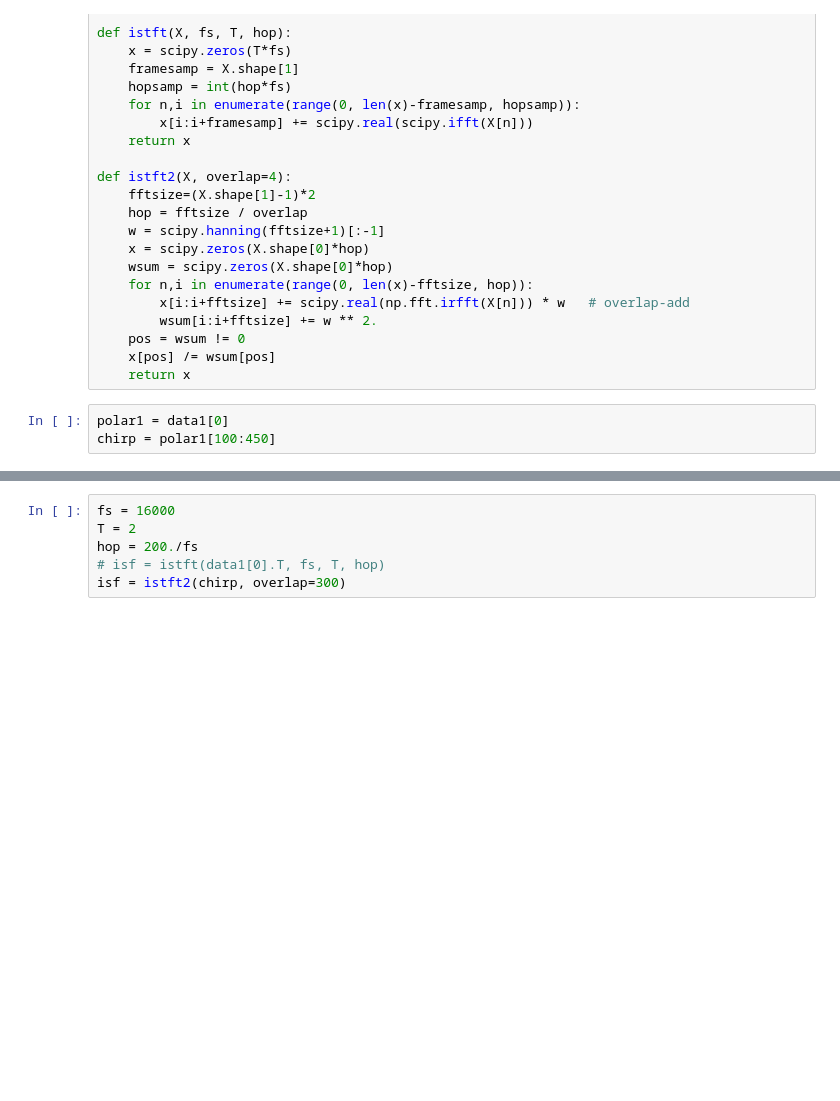
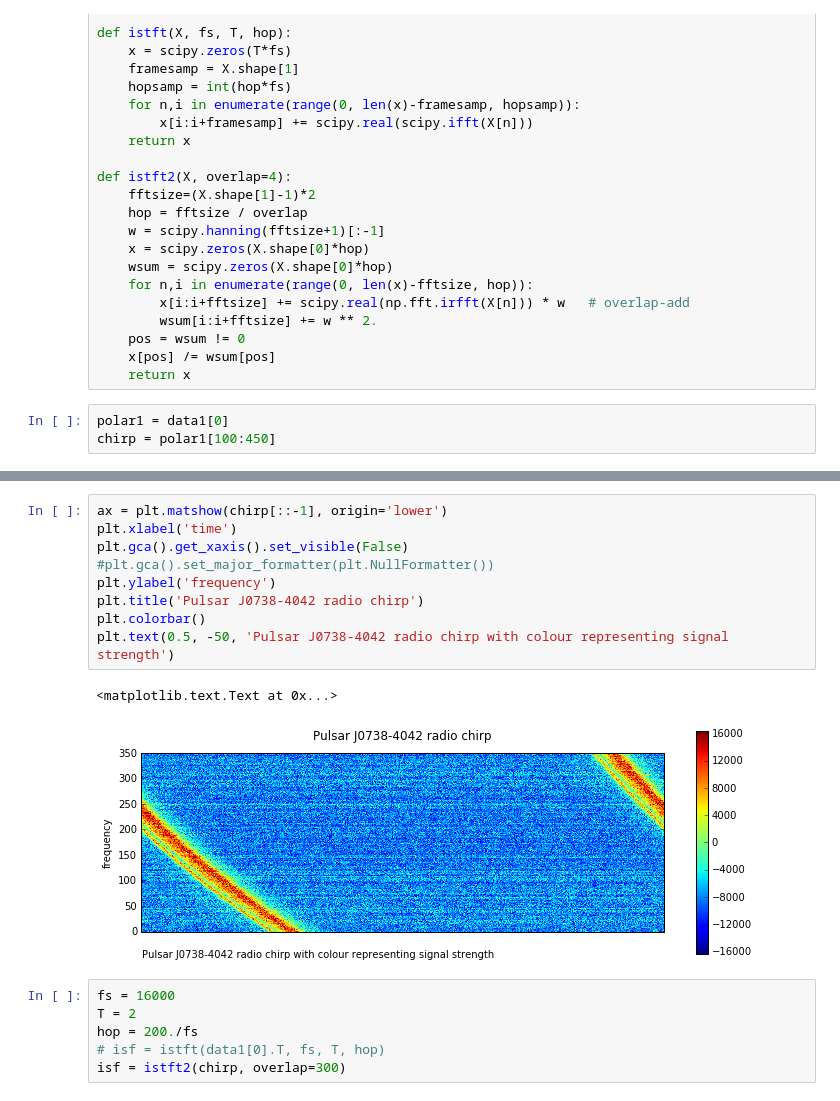
Before and after one commit to gazzar/pulsarvoices, a Jupyter notebook: ipynb/hackfest1.ipynb, the cells around one changed output, grey strips where cells are left out. Saved outputs shown, nothing was run; the diff lists cells and outputs as text; blank space fills up the shorter version.

```diff
--- a/ipynb/hackfest1.ipynb
+++ b/ipynb/hackfest1.ipynb
@@ -81,3 +142,15 @@ plt.colorbar()
+# %%
+ax = plt.matshow(chirp[::-1], origin='lower')
+plt.xlabel('time')
+plt.gca().get_xaxis().set_visible(False)
+#plt.gca().set_major_formatter(plt.NullFormatter())
+plt.ylabel('frequency')
+plt.title('Pulsar J0738-4042 radio chirp')
+plt.colorbar()
+plt.text(0.5, -50, 'Pulsar J0738-4042 radio chirp with colour representing signal strength')
+# %% [output]
+<matplotlib.text.Text at 0x...>
+[figure, added]
 # %%
 fs = 16000
 T = 2
```
Also changed, not shown: parts of 26 cells of this notebook, 2 other files.
